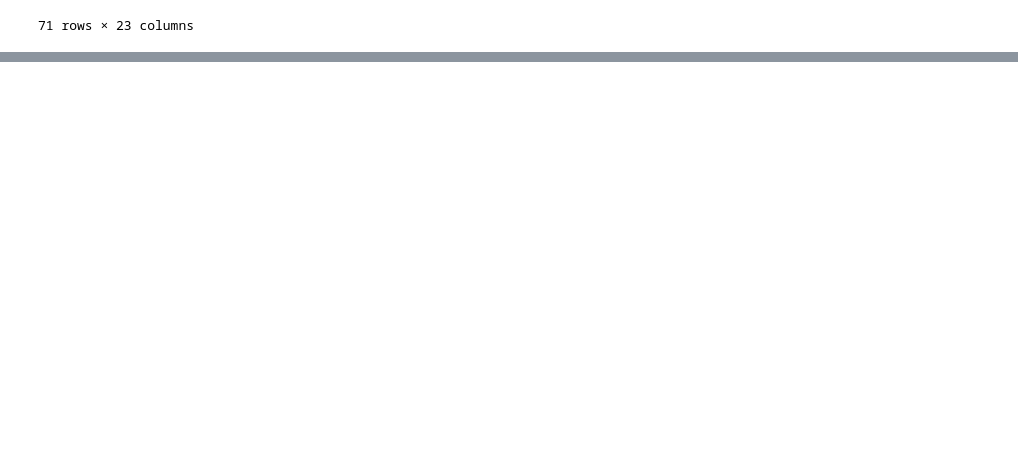
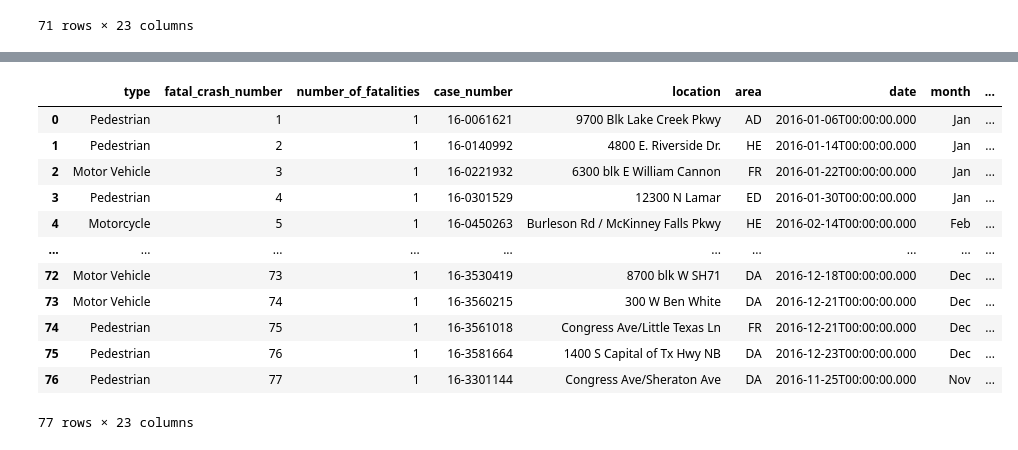
Before and after one commit to csantill/-DataAnalytics-ETL-Project, a Jupyter notebook: Startup_BAH.ipynb, the cells around one changed output, grey strips where cells are left out. Cells and saved outputs as stored; diff of their text form; code cells hidden in the pictures; blank space fills up the shorter version.

Commit message:
cleaned fatality data

```diff
--- a/Startup_BAH.ipynb
+++ b/Startup_BAH.ipynb
@@ -213,0 +224,35 @@ results_df_2017
+# %%
+#rename columns so 2016 data matches 2017-2018 format
+#x_coord
+results_df_2016.rename(columns = {'coord_x':'x_coord'}, inplace = True)
+
+#dl_status_incident
+results_df_2016.rename(columns = {'dl_status':'dl_status_incident'}, inplace = True)
+
+#killed_driver_pass
+results_df_2016.rename(columns = {'victim':'killed_driver_pass'}, inplace = True)
+
+#restraint_type
+results_df_2016.rename(columns = {'restraint_or_helmet':'restraint_type'}, inplace = True)
+results_df_2017.rename(columns = {'restraint_helmet':'restraint_type'}, inplace = True)
+
+
+#ftsra
+results_df_2017.rename(columns = {'failure_to_stop_and_render_aid':'ftsra'}, inplace = True)
+results_df_2018.rename(columns = {'failure_to_stop_and_render_aid':'ftsra'}, inplace = True)
+# %%
+results_df_2016
+# %% [output]
+|  | type | fatal_crash_number | number_of_fatalities | case_number | location | area | date | month | ... |
+| 0 | Pedestrian | 1 | 1 | 16-0061621 | 9700 Blk Lake Creek Pkwy | AD | 2016-01-06T00:00:00.000 | Jan | ... |
+| 1 | Pedestrian | 2 | 1 | 16-0140992 | 4800 E. Riverside Dr. | HE | 2016-01-14T00:00:00.000 | Jan | ... |
+| 2 | Motor Vehicle | 3 | 1 | 16-0221932 | 6300 blk E William Cannon | FR | 2016-01-22T00:00:00.000 | Jan | ... |
+| 3 | Pedestrian | 4 | 1 | 16-0301529 | 12300 N Lamar | ED | 2016-01-30T00:00:00.000 | Jan | ... |
+| 4 | Motorcycle | 5 | 1 | 16-0450263 | Burleson Rd / McKinney Falls Pkwy | HE | 2016-02-14T00:00:00.000 | Feb | ... |
+| ... | ... | ... | ... | ... | ... | ... | ... | ... | ... |
+| 72 | Motor Vehicle | 73 | 1 | 16-3530419 | 8700 blk W SH71 | DA | 2016-12-18T00:00:00.000 | Dec | ... |
+| 73 | Motor Vehicle | 74 | 1 | 16-3560215 | 300 W Ben White | DA | 2016-12-21T00:00:00.000 | Dec | ... |
+| 74 | Pedestrian | 75 | 1 | 16-3561018 | Congress Ave/Little Texas Ln | FR | 2016-12-21T00:00:00.000 | Dec | ... |
+| 75 | Pedestrian | 76 | 1 | 16-3581664 | 1400 S Capital of Tx Hwy NB | DA | 2016-12-23T00:00:00.000 | Dec | ... |
+| 76 | Pedestrian | 77 | 1 | 16-3301144 | Congress Ave/Sheraton Ave | DA | 2016-11-25T00:00:00.000 | Nov | ... |
+77 rows × 23 columns
```
Also changed, not shown: parts of 16 cells of this notebook.
